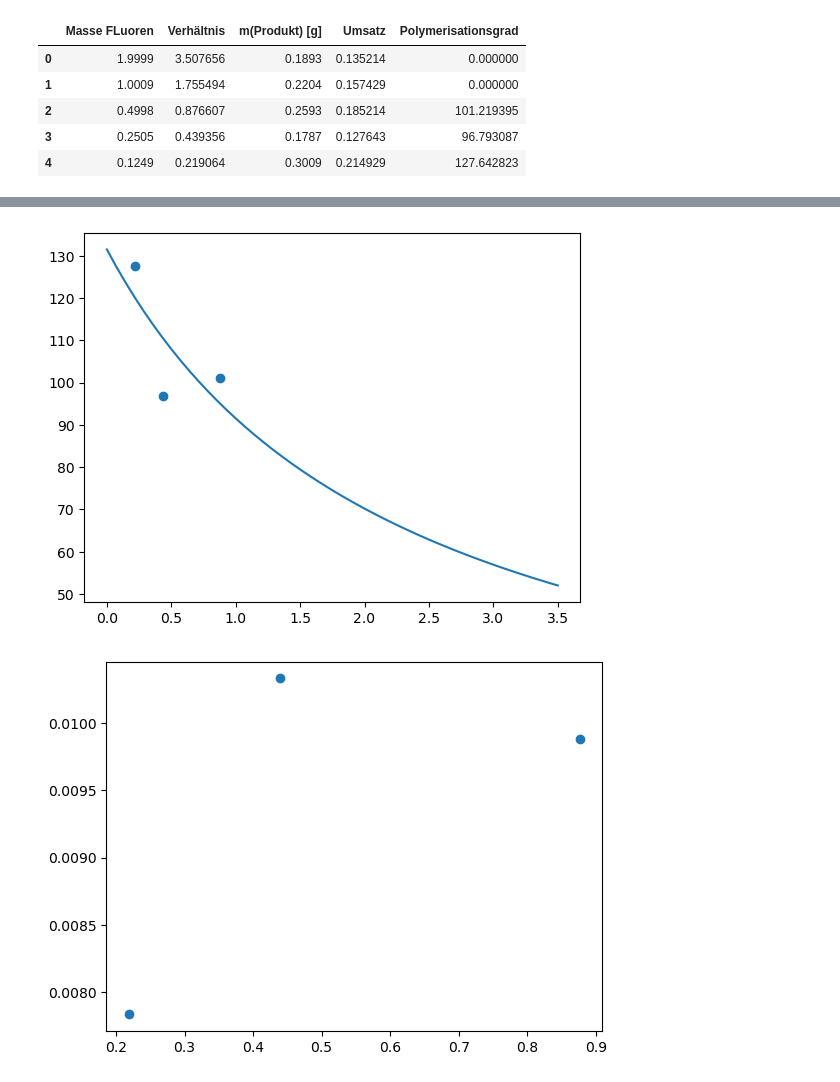
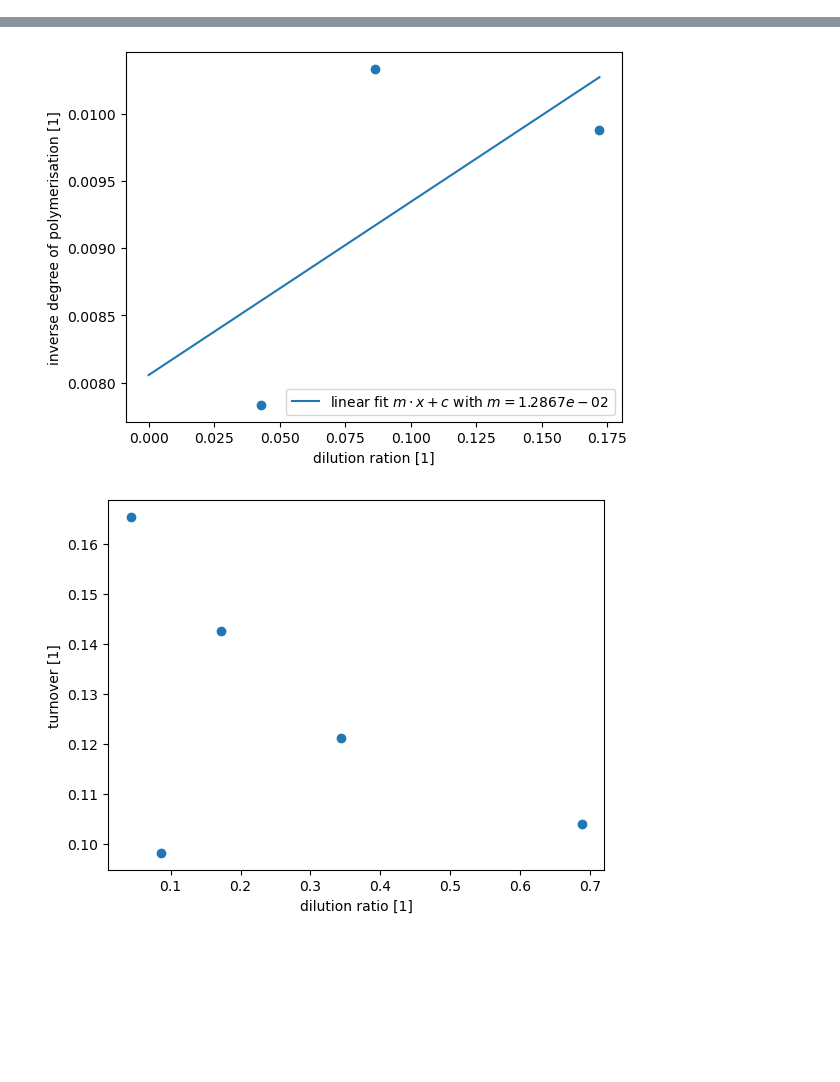
Before and after one commit to Rankenstein678/Makro, a Jupyter notebook: AMC1/AMC1.ipynb, the cells around one changed output, grey strips where cells are left out. Drawn from its saved outputs; the diff is of its cells as text; code cells hidden in the pictures; blank space fills up the shorter version.

```diff
--- a/AMC1/AMC1.ipynb
+++ b/AMC1/AMC1.ipynb
@@ -129,10 +186,8 @@ m_fluoren = np.array([
     0.1249
 ])
 
-c_styrol = 2*dichte_mono*M_mono/12
-c_fluoren = 2*166.23*m_fluoren/12
 
-verdun = c_fluoren/c_styrol
+
 
 V_mono = 10
 V_lose = 55
@@ -144,17 +199,18 @@ dichte_mono = 0.91
 M_mono = 104.15
 M_ini = 64.21
 
-m_mono = V_mono *dichte_mono
-m_prod_ges =6.5* m_proben
+m_mono = 2 *dichte_mono
 
-umsatz = m_prod_ges/m_mono
+umsatz = m_proben/m_mono
 
 reaktionszeiten = 2
-
-fig,ax = plt.subplots()
+M_fluoren = 166.23
+verdun = m_fluoren/M_fluoren/(m_mono/M_mono)
 
 
-ax.scatter(verdun,umsatz)
+
+
+#ax.scatter(verdun,umsatz)
 M_poly = np.array([
     0,
     0,
@@ -163,26 +219,37 @@ M_poly = np.array([
     1.3294e4
 ])
 polymerisationsgrad = M_poly/M_mono
-tabelle_1 = pd.DataFrame({"Masse FLuoren":m_fluoren,"Verhältnis":verdun, "m(Produkt) [g]":m_proben,"Umsatz":umsatz, "Polymerisationsgrad":polymerisationsgrad})
 fig,ax = plt.subplots()
 ax.scatter(verdun[2:],polymerisationsgrad[2:])
 def mayo(x,a,b):
-    return 1/(a*x+b)
-
-a,b = curve_fit(mayo,verdun[2:],polymerisationsgrad[2:])[0]
-ax.plot(np.linspace(0,3.5),mayo(np.linspace(0,3.5),a,b))
-
+    return   1/(a*x+b)
+ax.set_xlabel("dilution ration [1]")
+ax.set_ylabel("degree of polymerisation [1]")
+a,b = curve_fit(mayo,verdun[2:],polymerisationsgrad[2:],p0=[2e-3,1])[0]
+ax.plot(np.linspace(0.02,verdun[2]),mayo(np.linspace(0.02,verdun[2]),a,b),label=rf"fit $\frac{{1}}{{a\cdot x + b}}$ with $a={np.format_float_scientific(a,4)}$ $b={np.format_float_scientific(b,4)}$")
+#print(a,b)
+ax.legend()
+fig.savefig("2.3.poly.pdf")
 fig,ax = plt.subplots()
 ax.scatter(verdun[2:],polymerisationsgrad[2:]**-1)
+l = linregress(verdun[2:],polymerisationsgrad[2:]**-1)
+ax.plot(np.linspace(0,verdun[2]),l.slope * np.linspace(0,verdun[2])+l.intercept, label=f"linear fit $m\cdot x +c$ with $m={np.format_float_scientific(l.slope,4)}$")
+ax.set_xlabel("dilution ration [1]")
+ax.set_ylabel("inverse degree of polymerisation [1]")
+#print(l.slope,b)
+ax.legend()
+fig.savefig("2.3.poly_inverse.pdf")
 
 fig,ax = plt.subplots()
 ax.scatter(verdun,umsatz)
+ax.set_xlabel("dilution ratio [1]")
+ax.set_ylabel("turnover [1]")
+fig.savefig("2.3.ums.pdf")
+tabelle_3 = pd.DataFrame({"m(fluorene) [g]": m_fluoren,"m(product) [g]":m_proben, "Turnover U[%]":umsatz, "Degree of polymerization Xn":polymerisationsgrad, "Reciprocal degree of polymerization 1/ Xn":polymerisationsgrad**-1,})
+tabelle_3.index +=1
+print(tabelle_3.to_latex())
 
-tabelle_1
+tabelle_3_2 = pd.DataFrame({ "m(fluorene) [g]": m_fluoren,"[fluorene] [mol/L]":m_fluoren/M_fluoren/12e-3, "c(styrene) [mol/L]":2*dichte_mono/M_mono/12e-3, "dilution ratio": verdun,})
+tabelle_3_2.index +=1
+print(tabelle_3_2.to_latex())
 # %% [output]
-|  | Masse FLuoren | Verhältnis | m(Produkt) [g] | Umsatz | Polymerisationsgrad |
-| 0 | 1.9999 | 3.507656 | 0.1893 | 0.135214 | 0.000000 |
-| 1 | 1.0009 | 1.755494 | 0.2204 | 0.157429 | 0.000000 |
-| 2 | 0.4998 | 0.876607 | 0.2593 | 0.185214 | 101.219395 |
-| 3 | 0.2505 | 0.439356 | 0.1787 | 0.127643 | 96.793087 |
-| 4 | 0.1249 | 0.219064 | 0.3009 | 0.214929 | 127.642823 |
@@ -190,2 +274,2 @@ tabelle_1
-[figure, old version]
+[figure, new version]
-[figure, old version]
+[figure, new version]
```
Also changed, not shown: parts of 3 cells of this notebook, 6 other files.
